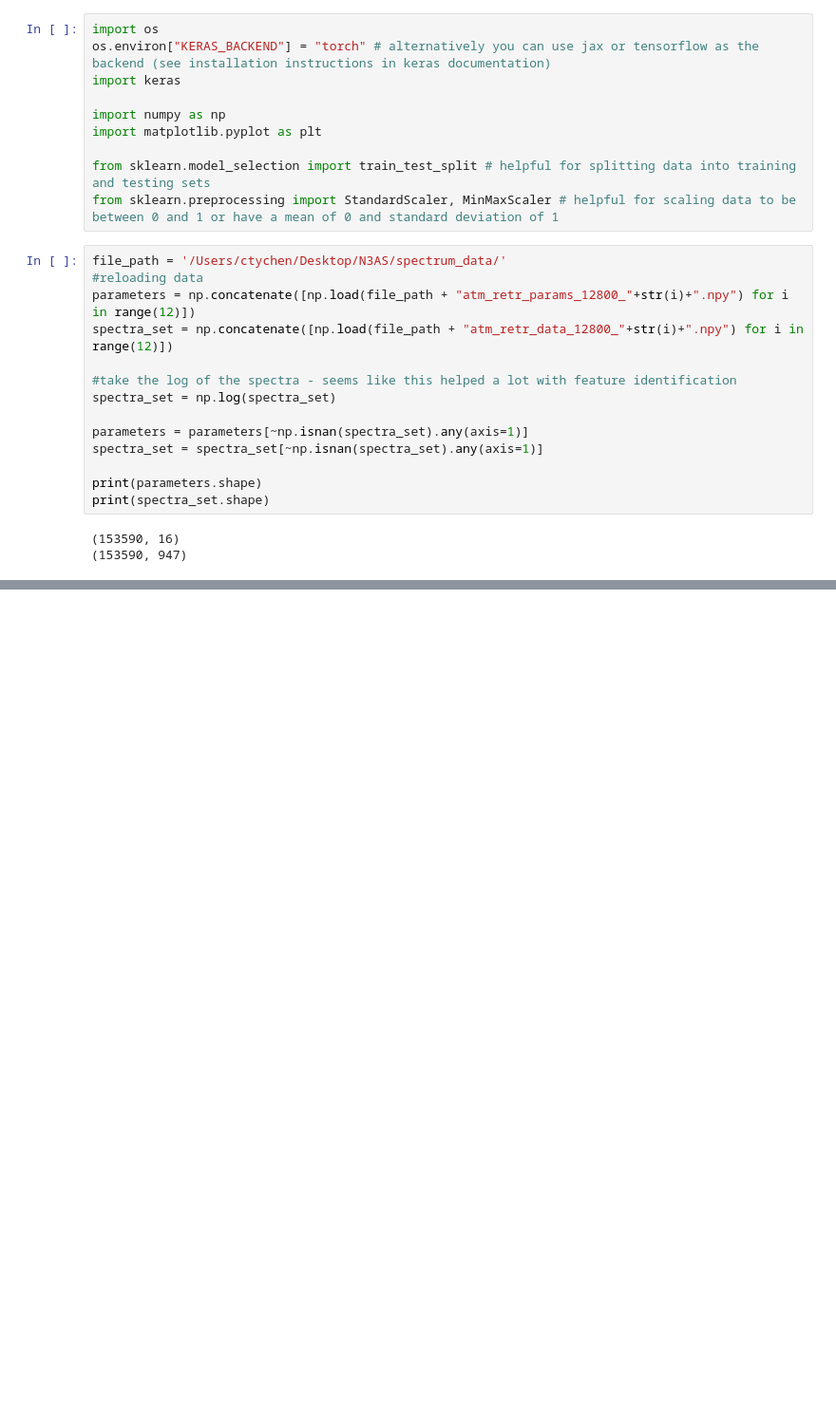
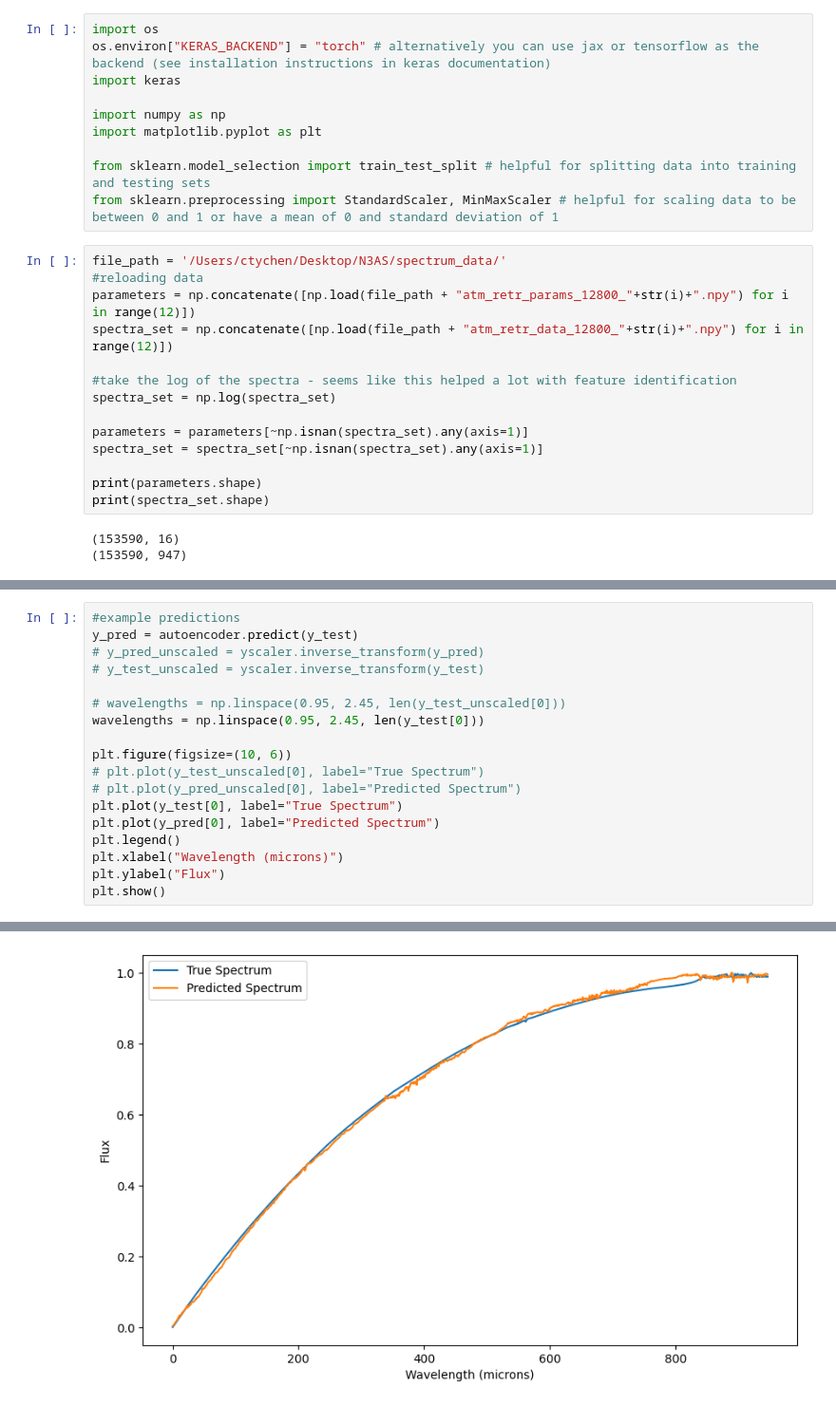
Before and after one commit to ctychen/PlanetAtmospheresN3AS, a Jupyter notebook: AutoencoderTests.ipynb, the cells around one changed output, grey strips where cells are left out. Shown: that part at 95% size. Drawn from its saved outputs; the diff is of its cells as text; blank space fills up the shorter version.

```diff
--- a/AutoencoderTests.ipynb
+++ b/AutoencoderTests.ipynb
@@ -122,0 +150,19 @@ Epoch 22/500
+# %%
+#example predictions
+y_pred = autoencoder.predict(y_test)
+# y_pred_unscaled = yscaler.inverse_transform(y_pred)
+# y_test_unscaled = yscaler.inverse_transform(y_test)
+
+# wavelengths = np.linspace(0.95, 2.45, len(y_test_unscaled[0]))
+wavelengths = np.linspace(0.95, 2.45, len(y_test[0]))
+
+plt.figure(figsize=(10, 6))
+# plt.plot(y_test_unscaled[0], label="True Spectrum")
+# plt.plot(y_pred_unscaled[0], label="Predicted Spectrum")
+plt.plot(y_test[0], label="True Spectrum")
+plt.plot(y_pred[0], label="Predicted Spectrum")
+plt.legend()
+plt.xlabel("Wavelength (microns)")
+plt.ylabel("Flux")
+plt.show()
+# %% [output]
@@ -122,0 +170 @@ Epoch 22/500
+[figure, added]
```
Also changed, not shown: parts of 9 cells of this notebook.
